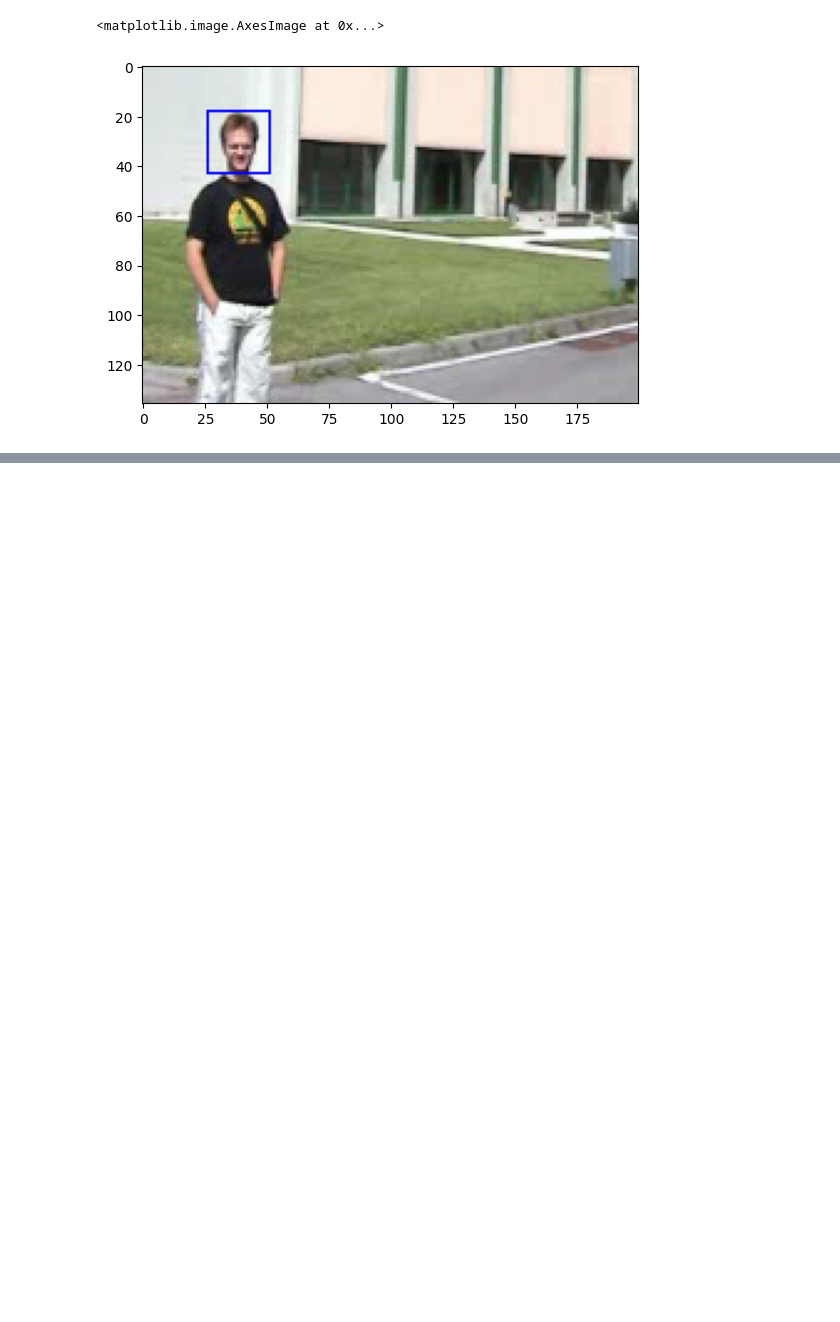
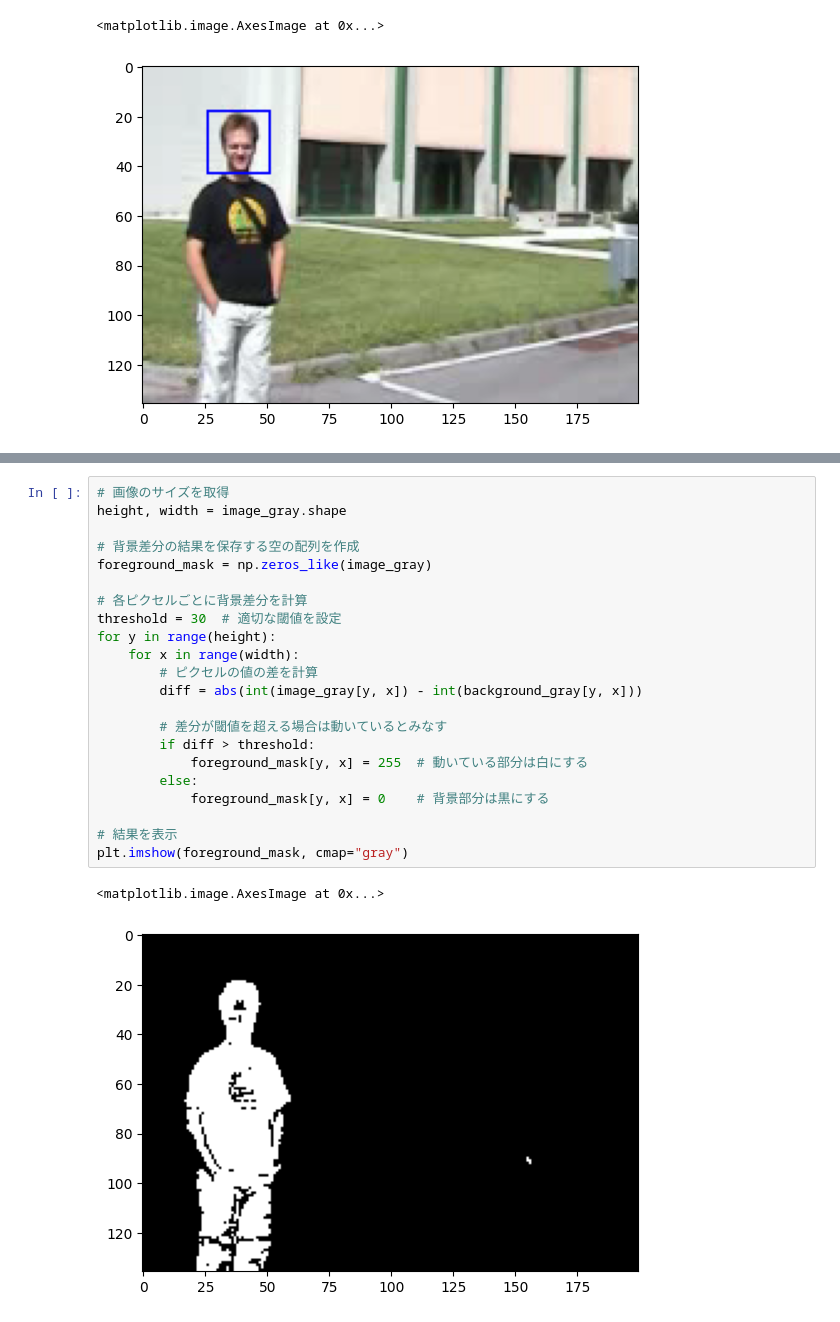
Before and after one commit to naoto-github/ComputerGraphics-NCU, a Jupyter notebook: 7/chapter7.ipynb, the cells around one changed output, grey strips where cells are left out. Cells and saved outputs as stored; diff of their text form; blank space fills up the shorter version.

```diff
--- a/7/chapter7.ipynb
+++ b/7/chapter7.ipynb
@@ -135,0 +152,25 @@ plt.imshow(result_image)
+# %%
+# 画像のサイズを取得
+height, width = image_gray.shape
+
+# 背景差分の結果を保存する空の配列を作成
+foreground_mask = np.zeros_like(image_gray)
+
+# 各ピクセルごとに背景差分を計算
+threshold = 30  # 適切な閾値を設定
+for y in range(height):
+    for x in range(width):
+        # ピクセルの値の差を計算
+        diff = abs(int(image_gray[y, x]) - int(background_gray[y, x]))
+
+        # 差分が閾値を超える場合は動いているとみなす
+        if diff > threshold:
+            foreground_mask[y, x] = 255  # 動いている部分は白にする
+        else:
+            foreground_mask[y, x] = 0    # 背景部分は黒にする
+
+# 結果を表示
+plt.imshow(foreground_mask, cmap="gray")
+# %% [output]
+<matplotlib.image.AxesImage at 0x...>
+[figure, added]
```
Also changed, not shown: parts of 12 cells of this notebook, 1 other file.
